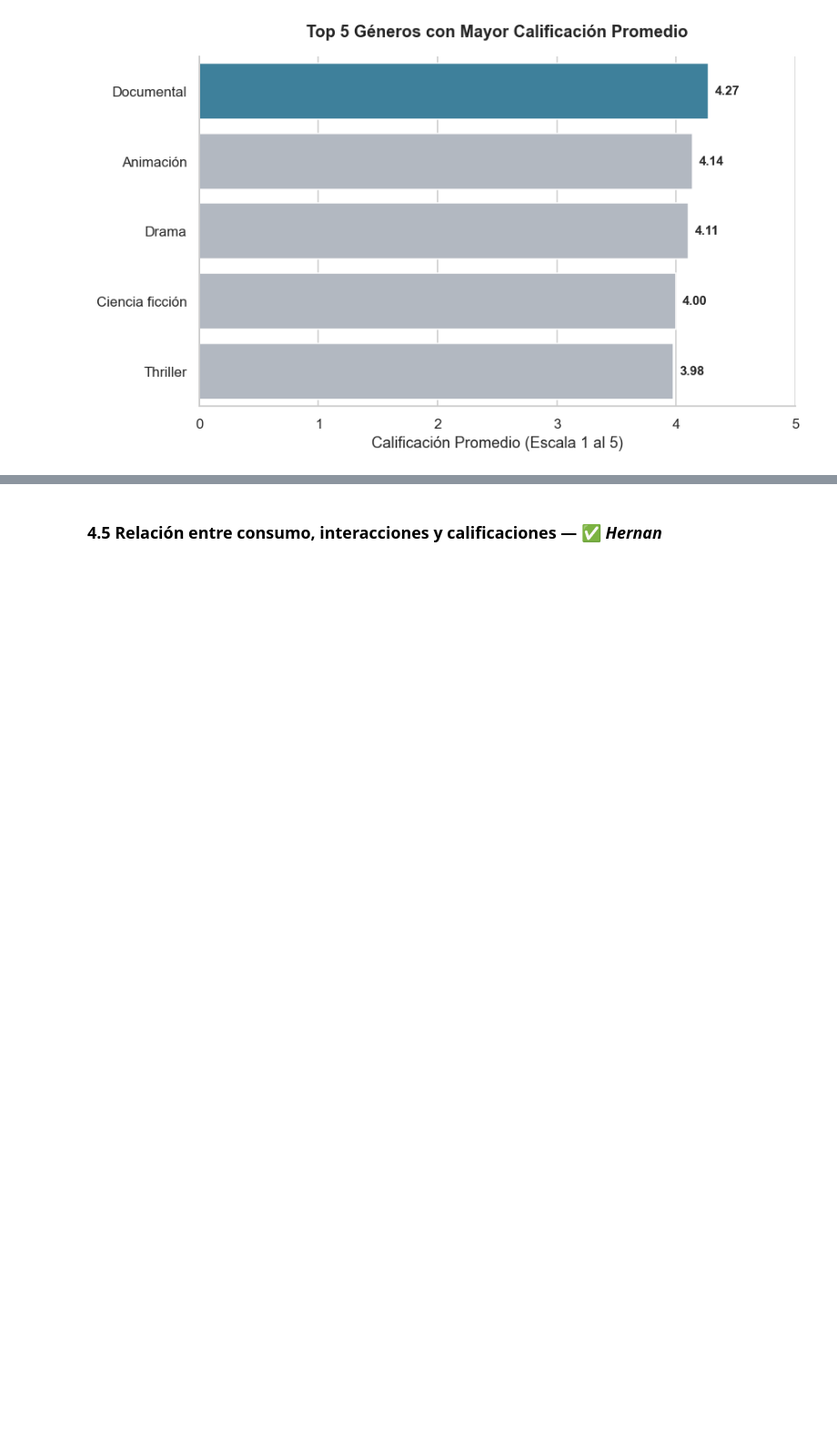
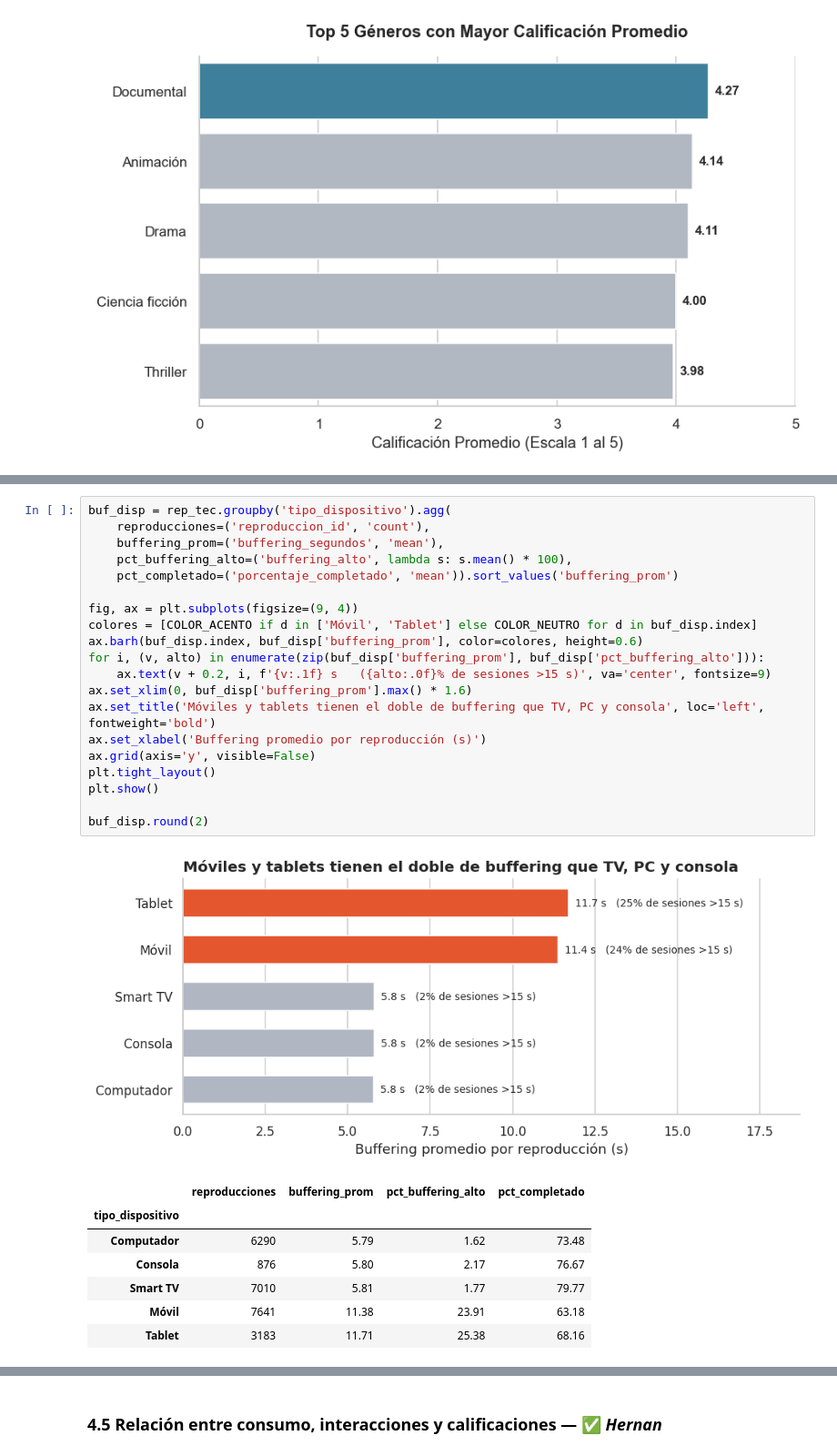
Before and after one commit to git-Lippke24/StreamView_Analytics_Dashboard, a Jupyter notebook: notebooks/EV1_Visualizacion_de_Datos.ipynb, the cells around one changed output, grey strips where cells are left out. Shown at 91% size. Saved outputs shown, nothing was run; the diff lists cells and outputs as text; blank space fills up the shorter version.

```diff
--- a/notebooks/EV1_Visualizacion_de_Datos.ipynb
+++ b/notebooks/EV1_Visualizacion_de_Datos.ipynb
@@ -869,0 +975,29 @@ Passing `palette` without assigning `hue` is deprecated and will be removed in v
+# %%
+buf_disp = rep_tec.groupby('tipo_dispositivo').agg(
+    reproducciones=('reproduccion_id', 'count'),
+    buffering_prom=('buffering_segundos', 'mean'),
+    pct_buffering_alto=('buffering_alto', lambda s: s.mean() * 100),
+    pct_completado=('porcentaje_completado', 'mean')).sort_values('buffering_prom')
+
+fig, ax = plt.subplots(figsize=(9, 4))
+colores = [COLOR_ACENTO if d in ['Móvil', 'Tablet'] else COLOR_NEUTRO for d in buf_disp.index]
+ax.barh(buf_disp.index, buf_disp['buffering_prom'], color=colores, height=0.6)
+for i, (v, alto) in enumerate(zip(buf_disp['buffering_prom'], buf_disp['pct_buffering_alto'])):
+    ax.text(v + 0.2, i, f'{v:.1f} s   ({alto:.0f}% de sesiones >15 s)', va='center', fontsize=9)
+ax.set_xlim(0, buf_disp['buffering_prom'].max() * 1.6)
+ax.set_title('Móviles y tablets tienen el doble de buffering que TV, PC y consola', loc='left', fontweight='bold')
+ax.set_xlabel('Buffering promedio por reproducción (s)')
+ax.grid(axis='y', visible=False)
+plt.tight_layout()
+plt.show()
+
+buf_disp.round(2)
+# %% [output]
+[figure, added]
+|  | reproducciones | buffering_prom | pct_buffering_alto | pct_completado |
+| tipo_dispositivo |  |  |  |  |
+| Computador | 6290 | 5.79 | 1.62 | 73.48 |
+| Consola | 876 | 5.80 | 2.17 | 76.67 |
+| Smart TV | 7010 | 5.81 | 1.77 | 79.77 |
+| Móvil | 7641 | 11.38 | 23.91 | 63.18 |
+| Tablet | 3183 | 11.71 | 25.38 | 68.16 |
```
Also changed, not shown: parts of 24 cells of this notebook.
